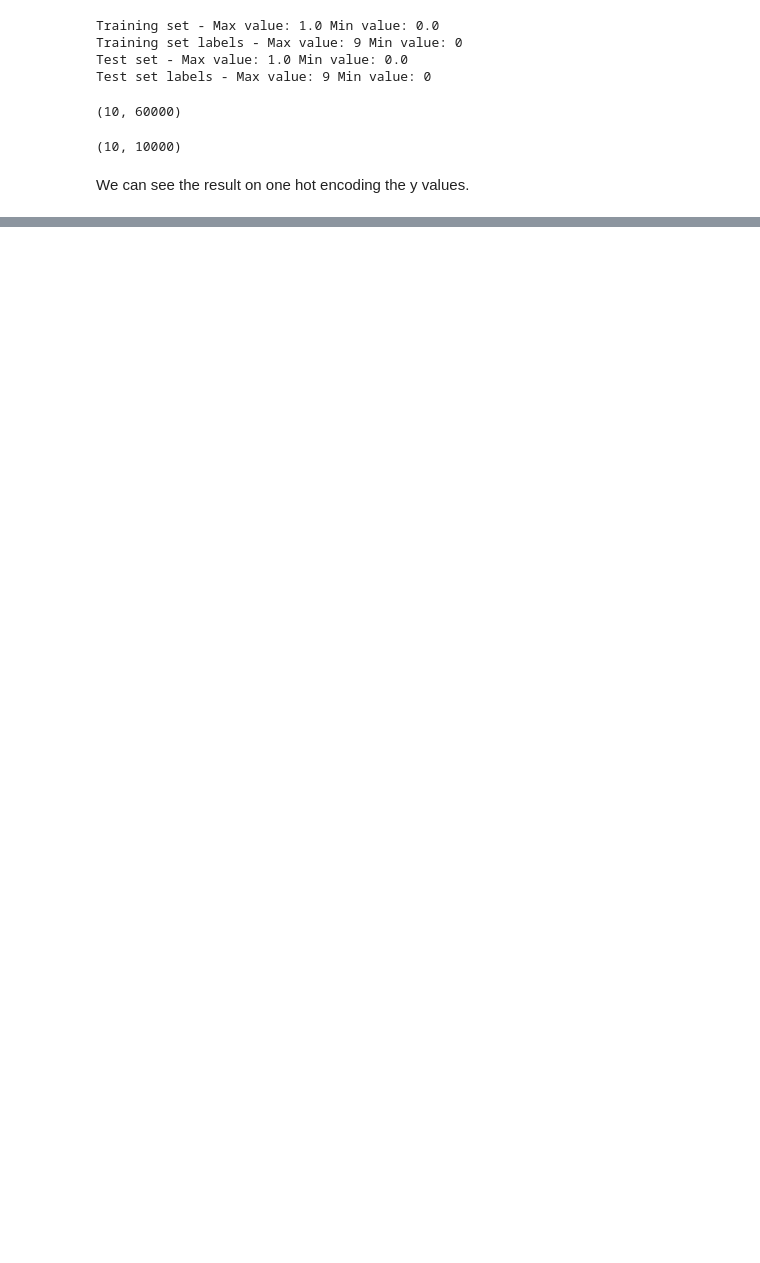
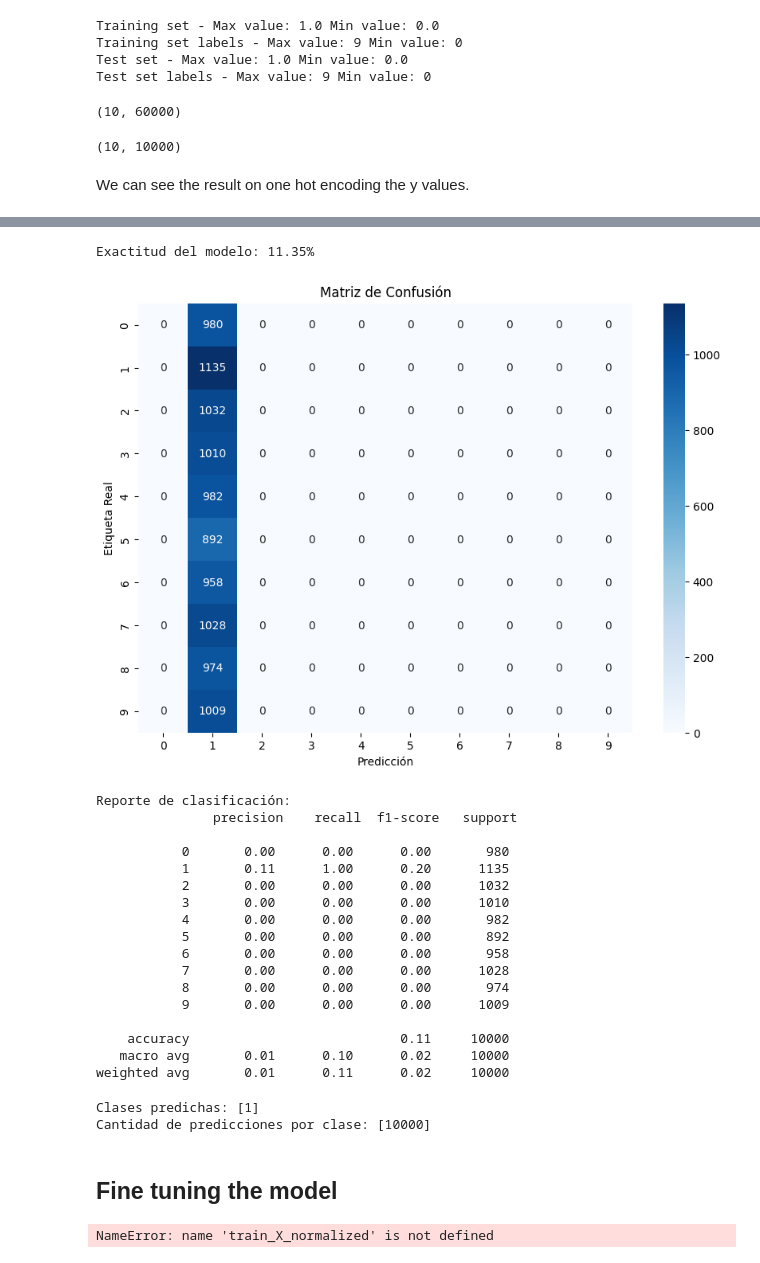
Before and after one commit to nicollorens12/DigitRecognition, a Jupyter notebook: Study.ipynb, the cells around one changed output, grey strips where cells are left out. Saved outputs shown, nothing was run; the diff lists cells and outputs as text; code cells hidden in the pictures; blank space fills up the shorter version.

```diff
--- a/Study.ipynb
+++ b/Study.ipynb
@@ -147,0 +186,64 @@ TypeError: 'module' object is not callable. Did you mean: 'CustomNeuralNetwork.C
+# %%
+# Calcular exactitud (accuracy)
+accuracy = accuracy_score(test_y, predictions)
+print(f"Exactitud del modelo: {accuracy * 100:.2f}%")
+
+# Mostrar matriz de confusión
+conf_matrix = confusion_matrix(test_y, predictions)
+
+plt.figure(figsize=(10, 7))
+sns.heatmap(conf_matrix, annot=True, fmt="d", cmap="Blues")
+plt.title('Matriz de Confusión')
+plt.xlabel('Predicción')
+plt.ylabel('Etiqueta Real')
+plt.show()
+
+# Mostrar reporte de clasificación (precisión, recall, F1-score)
+# Mostrar reporte de clasificación con zero_division controlado
+print("Reporte de clasificación:\n", classification_report(test_y, predictions, zero_division=0))
+# %% [output]
+Exactitud del modelo: 11.35%
+[figure, added]
+Reporte de clasificación:
+               precision    recall  f1-score   support
+
+           0       0.00      0.00      0.00       980
+           1       0.11      1.00      0.20      1135
+           2       0.00      0.00      0.00      1032
+           3       0.00      0.00      0.00      1010
+           4       0.00      0.00      0.00       982
+           5       0.00      0.00      0.00       892
+           6       0.00      0.00      0.00       958
+           7       0.00      0.00      0.00      1028
+           8       0.00      0.00      0.00       974
+           9       0.00      0.00      0.00      1009
+
+    accuracy                           0.11     10000
+   macro avg       0.01      0.10      0.02     10000
+weighted avg       0.01      0.11      0.02     10000
+# %%
+predicted_classes, counts = np.unique(predictions, return_counts=True)
+print("Clases predichas:", predicted_classes)
+print("Cantidad de predicciones por clase:", counts)
+# %% [output]
+Clases predichas: [1]
+Cantidad de predicciones por clase: [10000]
+# %% [markdown]
+## Fine tuning the model
+# %%
+from CustomNeuralNetwork import CustomNeuralNetwork
+
+# Cambia las dimensiones de las capas
+layers_dims = [784, 128, 64, 10]  # Ajusta según sea necesario
+
+# Entrenar el modelo nuevamente
+BasicNeuralNetwork = CustomNeuralNetwork(layer_dims=layers_dims, epochs=200, lr=0.001)
+
+params, cost_history = BasicNeuralNetwork.train(train_X_normalized, train_y_onehot, layers_dims, epochs, learning_rate)
+
+# Evaluar el rendimiento nuevamente
+predictions = BasicNeuralNetwork.predict(test_X_normalized, params)
+print("Exactitud del modelo:", accuracy_score(test_y, predictions))
+print(classification_report(test_y, predictions, zero_division=0))
+# %% [output]
+NameError: name 'train_X_normalized' is not defined
```
Also changed, not shown: parts of 7 cells of this notebook.
